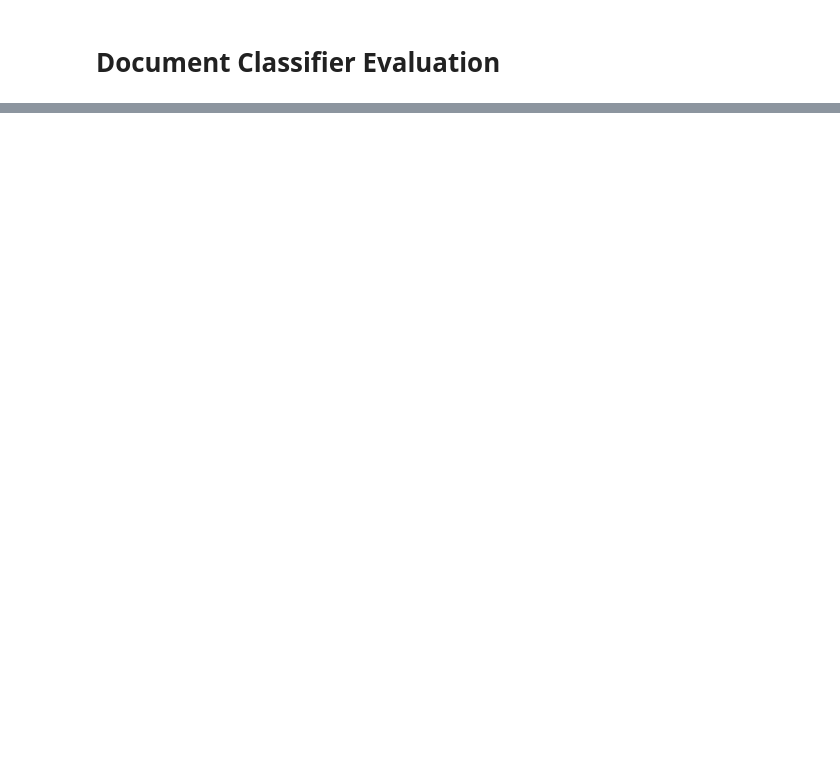
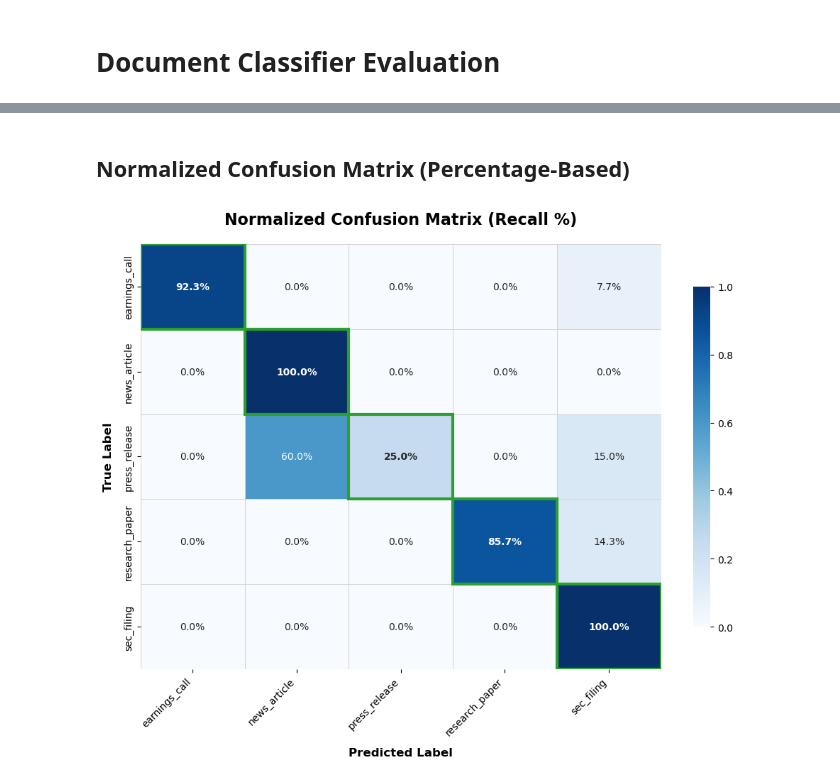
Before and after one commit to jessicabat/market-foundry, a Jupyter notebook: src/knn_pipeline/evaluation.ipynb, the cells around one changed output, grey strips where cells are left out. Cells and saved outputs as stored; diff of their text form; code cells hidden in the pictures; blank space fills up the shorter version.

```diff
--- a/src/knn_pipeline/evaluation.ipynb
+++ b/src/knn_pipeline/evaluation.ipynb
@@ -345,0 +319,32 @@ plt.show()
+# %% [markdown]
+## Normalized Confusion Matrix (Percentage-Based)
+# %%
+df_confusion_norm = df_confusion.div(df_confusion.sum(axis=1), axis=0)
+
+plt.figure(figsize=(10, 8))
+ax = sns.heatmap(
+    df_confusion_norm,
+    annot=True,
+    fmt='.1%',
+    cmap='Blues',
+    linewidths=0.5,
+    linecolor='lightgray',
+    vmin=0, vmax=1,
+    cbar_kws={'shrink': 0.8},
+    xticklabels=df_confusion_norm.columns,
+    yticklabels=df_confusion_norm.index
+)
+
+for i in range(df_confusion_norm.shape[0]):
+    ax.add_patch(Rectangle((i, i), 1, 1, fill=False, edgecolor='#2ca02c', lw=3))
+    ax.texts[i * df_confusion_norm.shape[1] + i].set_weight('bold')
+
+plt.title('Normalized Confusion Matrix (Recall %)', fontsize=16, pad=20, fontweight='bold')
+plt.xlabel('Predicted Label', fontsize=12, labelpad=10, fontweight='bold')
+plt.ylabel('True Label', fontsize=12, labelpad=10, fontweight='bold')
+plt.xticks(rotation=45, ha='right')
+
+plt.tight_layout()
+plt.show()
+# %% [output]
+[figure, added]
```
Also changed, not shown: parts of 18 cells of this notebook.
